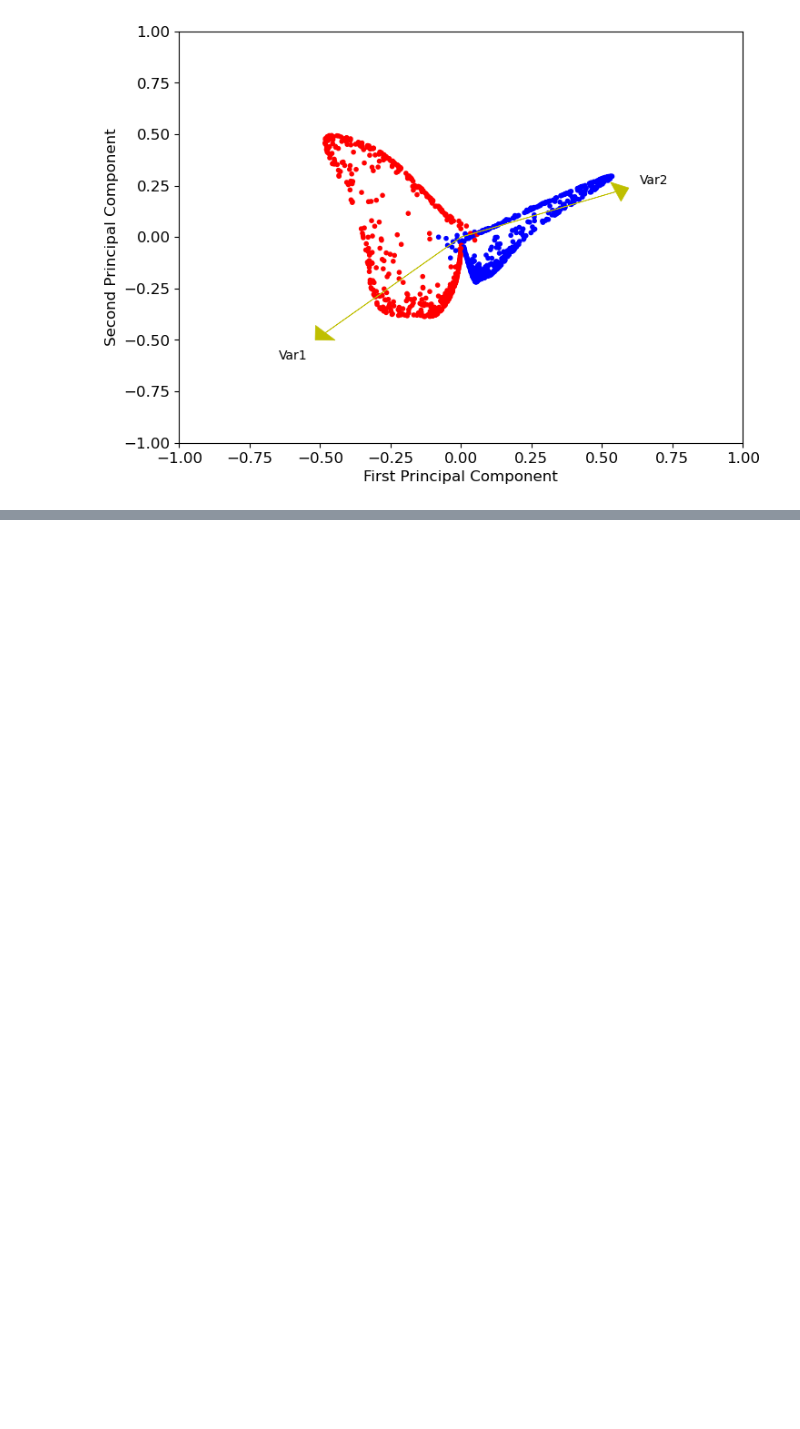
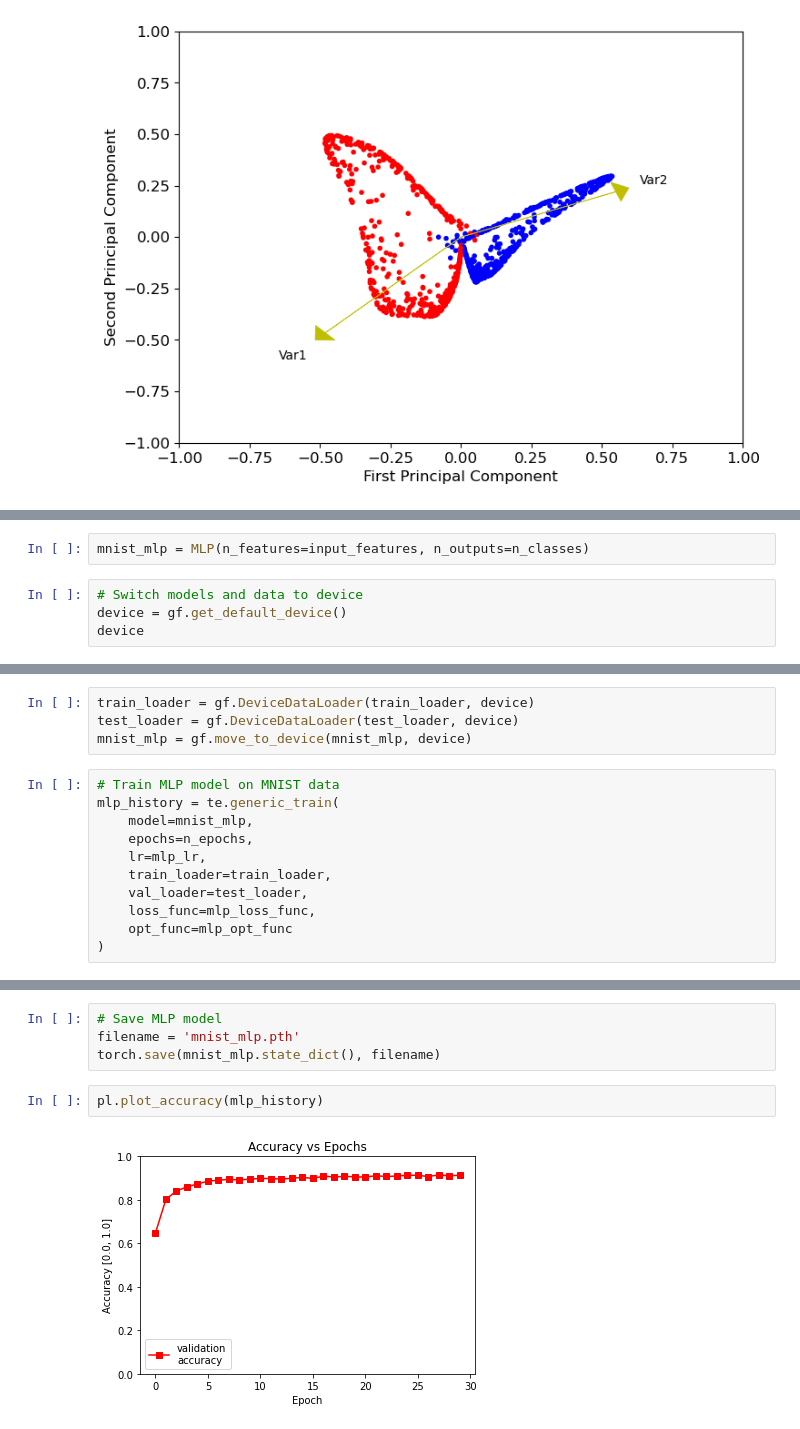
Before and after one commit to ManuelSerna/ml-notes, a Jupyter notebook: classification/project5/Miniproject5.ipynb, the cells around one changed output, grey strips where cells are left out. Cells and saved outputs as stored; diff of their text form; blank space fills up the shorter version.

```diff
--- a/classification/project5/Miniproject5.ipynb
+++ b/classification/project5/Miniproject5.ipynb
@@ -295,0 +392,6 @@ Note: The links provided here are jsut some examples, there are millions tutoria
+# %%
+mnist_mlp = MLP(n_features=input_features, n_outputs=n_classes)
+# %%
+# Switch models and data to device
+device = gf.get_default_device()
+device
@@ -295,0 +400,15 @@ Note: The links provided here are jsut some examples, there are millions tutoria
+# %%
+train_loader = gf.DeviceDataLoader(train_loader, device)
+test_loader = gf.DeviceDataLoader(test_loader, device)
+mnist_mlp = gf.move_to_device(mnist_mlp, device)
+# %%
+# Train MLP model on MNIST data
+mlp_history = te.generic_train(
+    model=mnist_mlp,
+    epochs=n_epochs,
+    lr=mlp_lr,
+    train_loader=train_loader,
+    val_loader=test_loader,
+    loss_func=mlp_loss_func,
+    opt_func=mlp_opt_func
+)
@@ -295,0 +444,8 @@ Note: The links provided here are jsut some examples, there are millions tutoria
+# %%
+# Save MLP model
+filename = 'mnist_mlp.pth'
+torch.save(mnist_mlp.state_dict(), filename)
+# %%
+pl.plot_accuracy(mlp_history)
+# %% [output]
+[figure, added]
```
Also changed, not shown: parts of 30 cells of this notebook, 6 other files.
